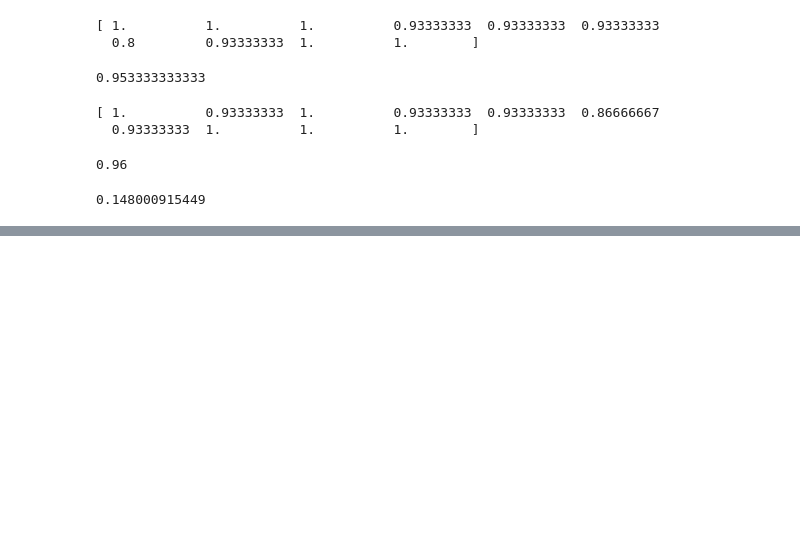
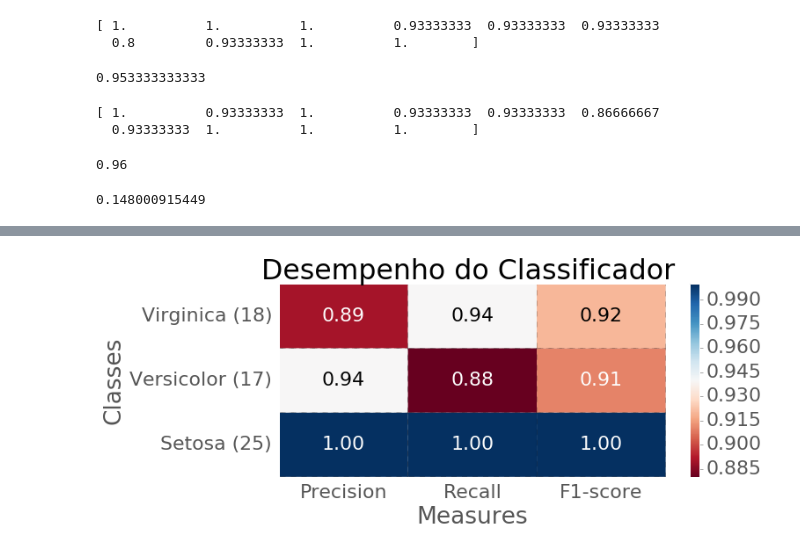
Before and after one commit to andressa/tdcpoa2016-trilhapython-datascience-e-scikitlearn, a Jupyter notebook: Aprenda_Ciência_de_Dados_com_Scikit-Learn.ipynb, the cells around one changed output, grey strips where cells are left out. Drawn from its saved outputs; the diff is of its cells as text; code cells hidden in the pictures; blank space fills up the shorter version.

```diff
--- a/Aprenda_Ciência_de_Dados_com_Scikit-Learn.ipynb
+++ b/Aprenda_Ciência_de_Dados_com_Scikit-Learn.ipynb
@@ -359,0 +374,9 @@ print (rmse.mean())
+# %%
+report = classification_report(
+    Y_test,
+    y_logistic_regression,
+    target_names=["Setosa", "Versicolor", "Virginica"]
+)
+visualization().plot_classification_report(report)
+# %% [output]
+[figure, added]
```
Also changed, not shown: parts of 6 cells of this notebook, 6 other files.
